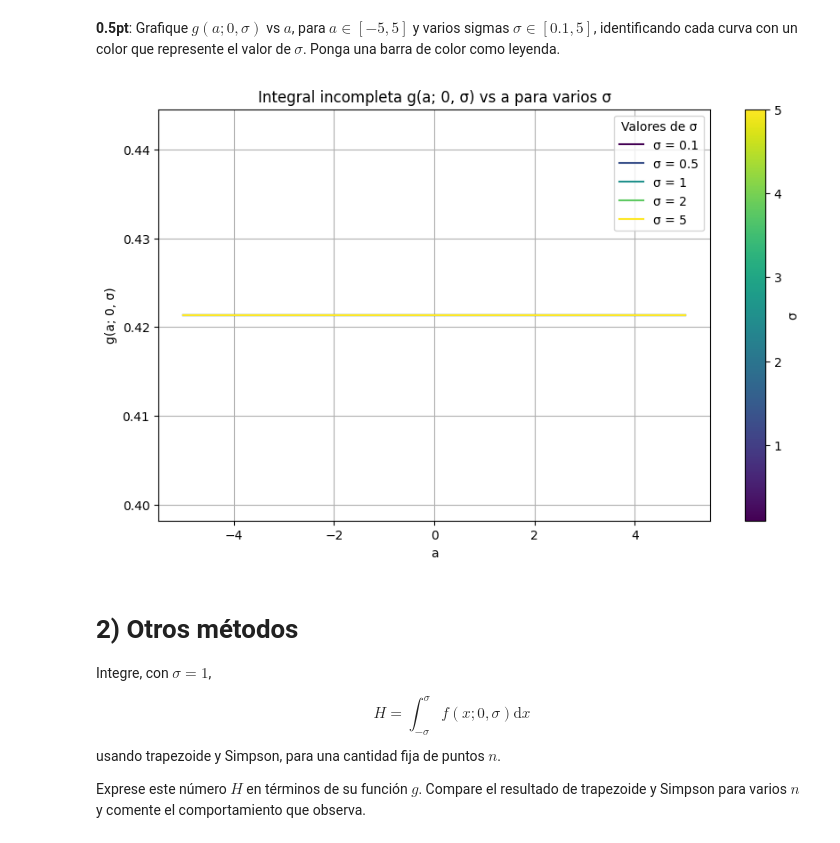
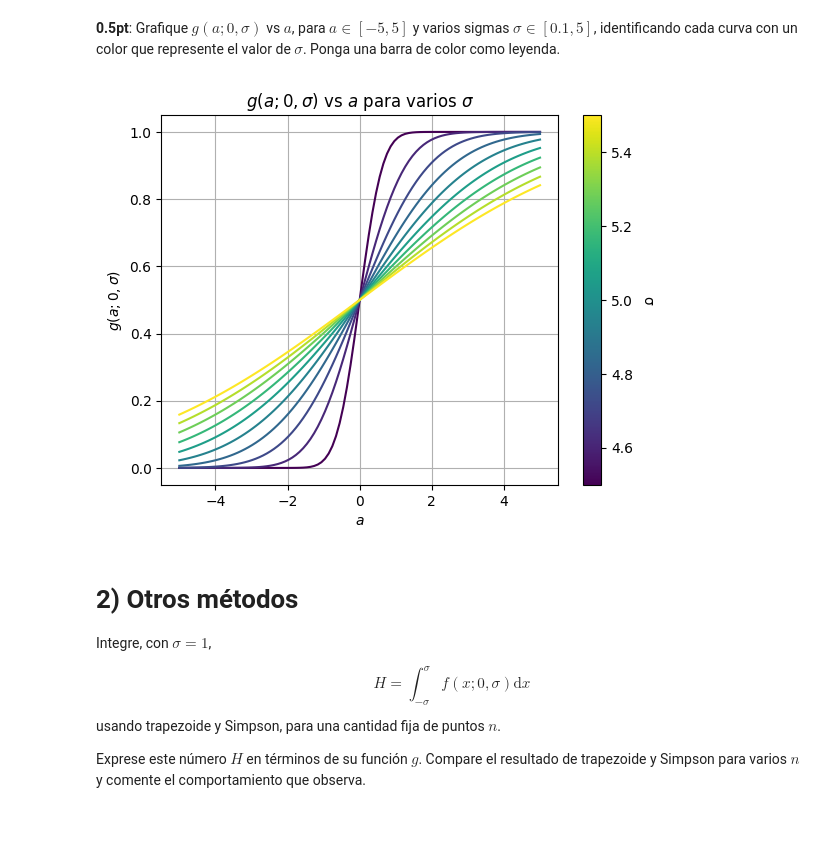
Before and after one commit to Jacofeldman/Metodos1_JacoboFeldman, a Jupyter notebook: Complementaria_06.ipynb, the cells around one changed output. Drawn from its saved outputs; the diff is of its cells as text; code cells hidden in the pictures.

```diff
--- a/Complementaria_06.ipynb
+++ b/Complementaria_06.ipynb
@@ -84,58 +84,32 @@ El valor de la integral incompleta usando Legendre es: 0.42135039647485756
 # %% [markdown]
 **0.5pt**: Grafique $g(a;0,\sigma)$ vs $a$, para $a\in[-5,5]$ y varios sigmas $\sigma\in[0.1,5]$, identificando cada curva con un color que represente el valor de $\sigma$. Ponga una barra de color como leyenda.
-# %%
-import numpy as np
-import matplotlib.pyplot as plt
-from scipy.special import roots_legendre
-
-# Función para calcular la integral incompleta usando la cuadratura de Legendre
-def integral_incompleta_legendre(a, mu, sigma, n_points=100):
-    # Coeficientes de los nodos y pesos de Legendre
-    nodes, weights = roots_legendre(n_points)
-
-    # Función gaussiana
-    def gaussiana(x, mu, sigma):
-        return (1 / (sigma * np.sqrt(2 * np.pi))) * np.exp(-0.5 * ((x - mu) / sigma) ** 2)
-
-    # Transformación para la cuadratura de Legendre
-    def integrand(t):
-        # Transformar el intervalo [-1, 1] a (-∞, a]
-        x = mu + sigma * np.sqrt(2) * (t + 1) / 2
-        return gaussiana(x, mu, sigma) * (sigma * np.sqrt(2) / 2)
-
-    # Aplicar la cuadratura de Legendre
-    integral = np.sum(weights * integrand(nodes))
-
-    return integral
-
-# Parámetros
-a_values = np.linspace(-5, 5, 500)
-sigma_values = [0.1, 0.5, 1, 2, 5]
-
-# Crear la gráfica
-plt.figure(figsize=(10, 6))
-
-# Colores para la leyenda
-colors = plt.cm.viridis(np.linspace(0, 1, len(sigma_values)))
-
-for sigma, color in zip(sigma_values, colors):
-    g_values = [integral_incompleta_legendre(a, 0, sigma) for a in a_values]
-    plt.plot(a_values, g_values, color=color, label=f'σ = {sigma}')
-
-# Añadir la barra de color
-sm = plt.cm.ScalarMappable(cmap='viridis', norm=plt.Normalize(vmin=min(sigma_values), vmax=max(sigma_values)))
-sm.set_array([])
-plt.colorbar(sm, label='σ')
-
-# Etiquetas y título
-plt.xlabel('a')
-plt.ylabel('g(a; 0, σ)')
-plt.title('Integral incompleta g(a; 0, σ) vs a para varios σ')
-plt.legend(title='Valores de σ')
-plt.grid(True)
-plt.show()
-# %% [output]
-[figure, removed]
+# %%
+import numpy as np
+import matplotlib.pyplot as plt
+import matplotlib.cm as cm
+a=np.linspace(-5,5,100)
+σ=np.linspace(0.5,5,10)
+mu=0
+
+colors = cm.viridis(np.linspace(0, 1, len(σ)))
+for i, σ in enumerate(σ):
+    gi = [g_legendre(a, mu, σ) for a in a]
+    plt.plot(a, gi, color=colors[i], label=f'σ = {σ:.2f}')
+sm = plt.cm.ScalarMappable(cmap=cm.viridis, norm=plt.Normalize(vmin=σ.min(), vmax=σ.max()))
+sm.set_array([])
+cbar = plt.colorbar(sm)
+cbar.set_label('σ', rotation=270, labelpad=15)
+
+# Etiquetas y título
+plt.title(r'$g(a; 0, \sigma)$ vs $a$ para varios $\sigma$')
+plt.xlabel(r'$a$')
+plt.ylabel(r'$g(a; 0, \sigma)$')
+plt.grid(True)
+
+# Mostrar el gráfico
+plt.show()
+# %% [output]
+[figure, added]
 # %% [markdown]
 # 2) Otros métodos
 
```
Also changed, not shown: parts of 2 cells of this notebook.
